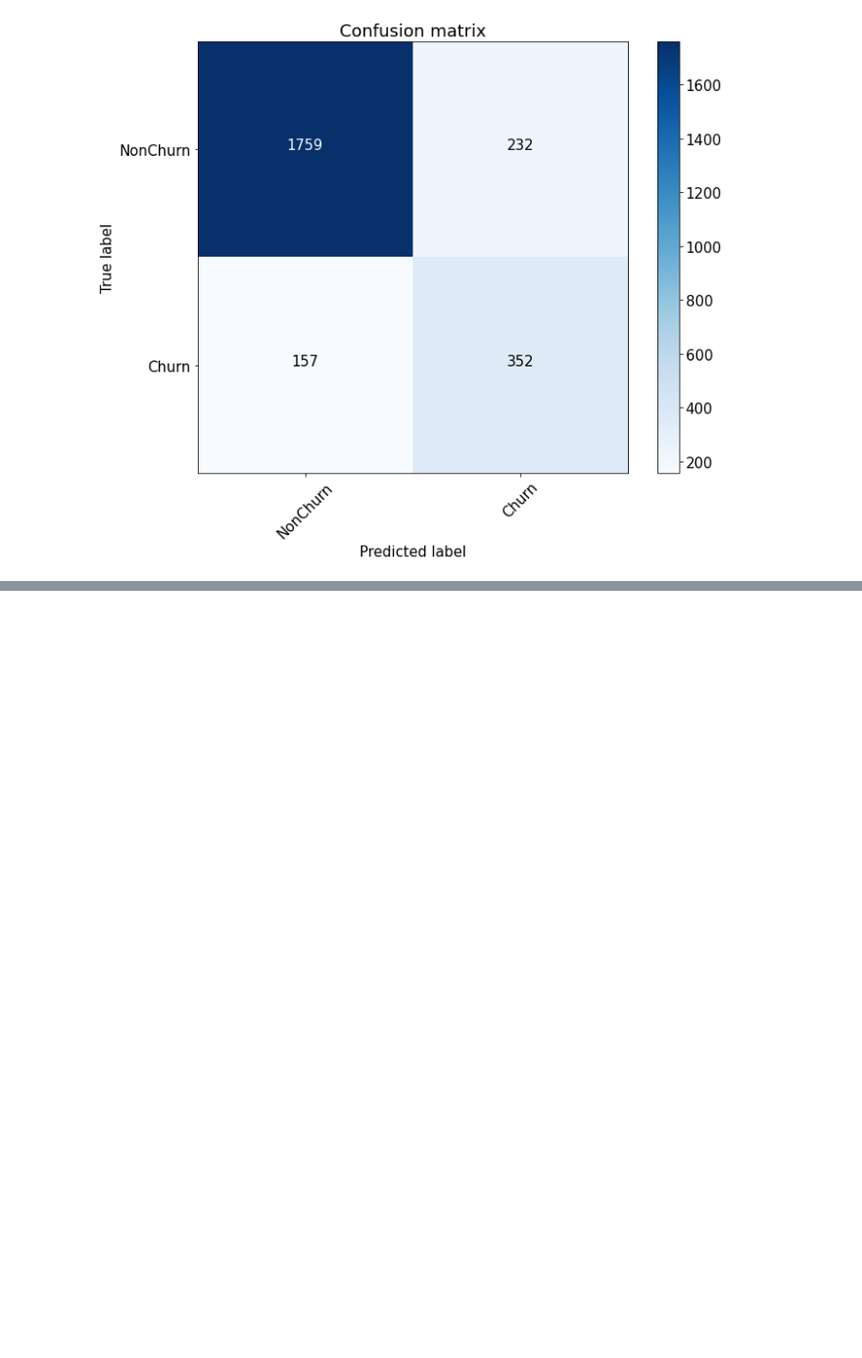
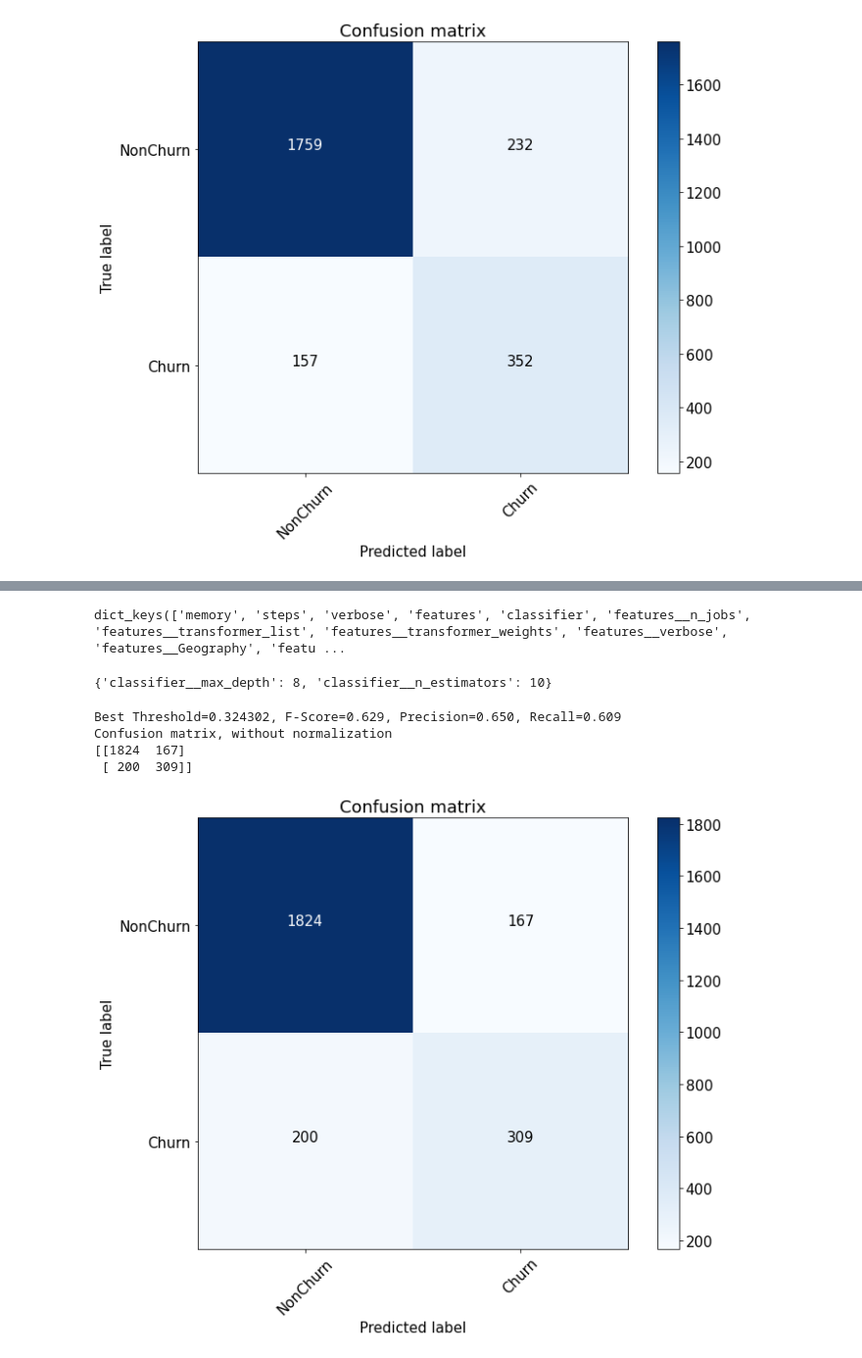
Before and after one commit to lolozor/MLinBusiness, a Jupyter notebook: hw5.ipynb, the cells around one changed output, grey strips where cells are left out. Shown: that part at 98% size. Drawn from its saved outputs; the diff is of its cells as text; code cells hidden in the pictures; blank space fills up the shorter version.

```diff
--- a/hw5.ipynb
+++ b/hw5.ipynb
@@ -245,0 +339,4 @@ Confusion matrix, without normalization
+# %%
+pipeline.get_params().keys()
+# %% [output]
+dict_keys(['memory', 'steps', 'verbose', 'features', 'classifier', 'features__n_jobs', 'features__transformer_list', 'features__transformer_weights', 'features__verbose', 'features__Geography', 'featu ...
@@ -245,0 +362,47 @@ Confusion matrix, without normalization
+# %%
+grid = GridSearchCV(pipeline,
+                    param_grid=params,
+                    cv=6,
+                    refit=False)
+
+search = grid.fit(X_train, y_train)
+
+search.best_params_
+# %% [output]
+{'classifier__max_depth': 8, 'classifier__n_estimators': 10}
+# %%
+pipeline = Pipeline([
+    ('features',feats),
+    ('classifier', GradientBoostingClassifier(max_depth = 8, n_estimators = 10, random_state=42)),
+])
+pipeline.fit(X_train, y_train)
+
+preds = pipeline.predict_proba(X_test)[:, 1]
+# %%
+
+precision, recall, thresholds = precision_recall_curve(y_test, preds)
+fscore = (2 * precision * recall) / (precision + recall)
+# locate the index of the largest f score
+ix = np.argmax(fscore)
+print('Best Threshold=%f, F-Score=%.3f, Precision=%.3f, Recall=%.3f' % (thresholds[ix],
+                                                                        fscore[ix],
+                                                                        precision[ix],
+                                                                        recall[ix]))
+
+#мы уже нашли ранее "оптимальный" порог, когда максимизировали f_score
+font = {'size' : 15}
+
+plt.rc('font', **font)
+
+cnf_matrix = confusion_matrix(y_test, preds>thresholds[ix])
+plt.figure(figsize=(10, 8))
+plot_confusion_matrix(cnf_matrix, classes=['NonChurn', 'Churn'],
+                      title='Confusion matrix')
+plt.savefig("conf_matrix.png")
+plt.show()
+# %% [output]
+Best Threshold=0.324302, F-Score=0.629, Precision=0.650, Recall=0.609
+Confusion matrix, without normalization
+[[1824  167]
+ [ 200  309]]
+[figure, added]
```
Also changed, not shown: parts of 29 cells of this notebook.
